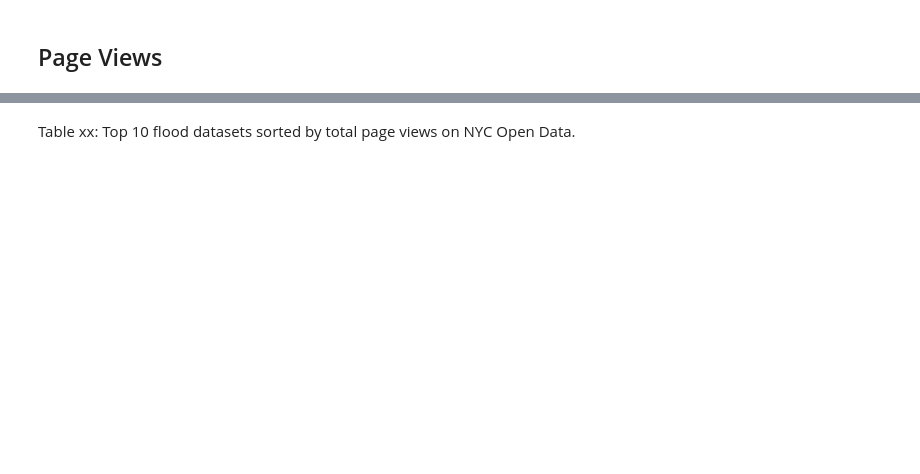
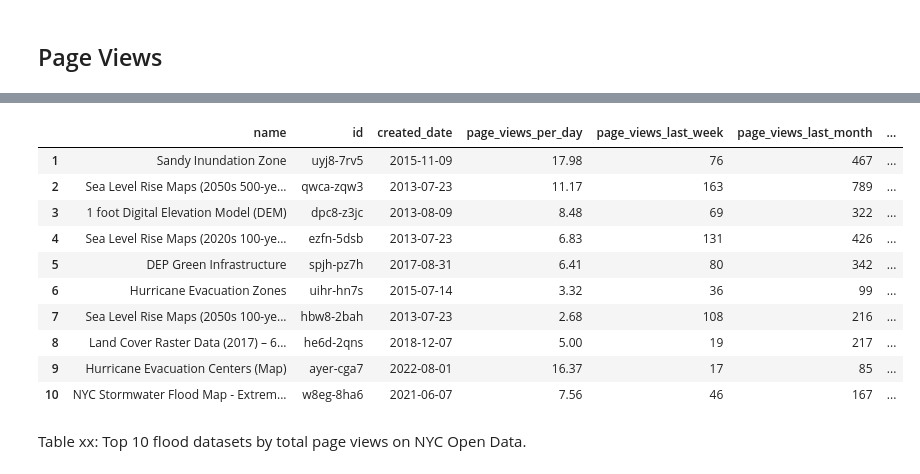
Before and after one commit to mebauer/nyc-flood-data, a Jupyter notebook: analysis.ipynb, the cells around one changed output, grey strips where cells are left out. Cells and saved outputs as stored; diff of their text form; code cells hidden in the pictures; blank space fills up the shorter version.

```diff
--- a/analysis.ipynb
+++ b/analysis.ipynb
@@ -303,0 +336,28 @@ downloads_df
+# %%
+# defining function to return table
+
+def table(df, sort_by, columns):
+    """
+    Generate a table from a DataFrame.
+
+    Parameters:
+    - df (pd.DataFrame): The input DataFrame.
+    - sort_by (str): The column name to sort the DataFrame by.
+    - columns (list): A list of column names to include in the resulting table.
+
+    Returns:
+    pd.DataFrame: A table containing the top 10 rows of the input DataFrame,
+        sorted by the specified column, and including only the specified columns.
+        The index is reset and set to a range from 1 to 10.
+    """
+
+    table_df  = (
+        df
+        .sort_values(by=sort_by, ascending=False)
+        .loc[:, columns]
+        .head(10)
+        .reset_index(drop=True)
+        .set_index([pd.Series(range(1, 11))])
+    )
+
+    return table_df
@@ -392,5 +429,27 @@ views_df
+# %%
+cols  = [
+    'name', 'id', 'created_date',
+    'page_views_per_day', 'page_views_last_week',
+    'page_views_last_month', 'page_views_total'
+]
+
+views_df = table(df, sort_by='page_views_total', columns=cols)
+
+views_df
+# %% [output]
+|  | name | id | created_date | page_views_per_day | page_views_last_week | page_views_last_month | ... |
+| 1 | Sandy Inundation Zone | uyj8-7rv5 | 2015-11-09 | 17.98 | 76 | 467 | ... |
+| 2 | Sea Level Rise Maps (2050s 500-ye... | qwca-zqw3 | 2013-07-23 | 11.17 | 163 | 789 | ... |
+| 3 | 1 foot Digital Elevation Model (DEM) | dpc8-z3jc | 2013-08-09 | 8.48 | 69 | 322 | ... |
+| 4 | Sea Level Rise Maps (2020s 100-ye... | ezfn-5dsb | 2013-07-23 | 6.83 | 131 | 426 | ... |
+| 5 | DEP Green Infrastructure | spjh-pz7h | 2017-08-31 | 6.41 | 80 | 342 | ... |
+| 6 | Hurricane Evacuation Zones | uihr-hn7s | 2015-07-14 | 3.32 | 36 | 99 | ... |
+| 7 | Sea Level Rise Maps (2050s 100-ye... | hbw8-2bah | 2013-07-23 | 2.68 | 108 | 216 | ... |
+| 8 | Land Cover Raster Data (2017) – 6... | he6d-2qns | 2018-12-07 | 5.00 | 19 | 217 | ... |
+| 9 | Hurricane Evacuation Centers (Map) | ayer-cga7 | 2022-08-01 | 16.37 | 17 | 85 | ... |
+| 10 | NYC Stormwater Flood Map - Extrem... | w8eg-8ha6 | 2021-06-07 | 7.56 | 46 | 167 | ... |
 # %% [markdown]
-Table xx: Top 10 flood datasets sorted by total page views on NYC Open Data.
+Table xx: Top 10 flood datasets by total page views on NYC Open Data.
 # %%
 print(views_df.to_markdown())
 # %% [output]
```
Also changed, not shown: parts of 36 cells of this notebook, 2 other files.
